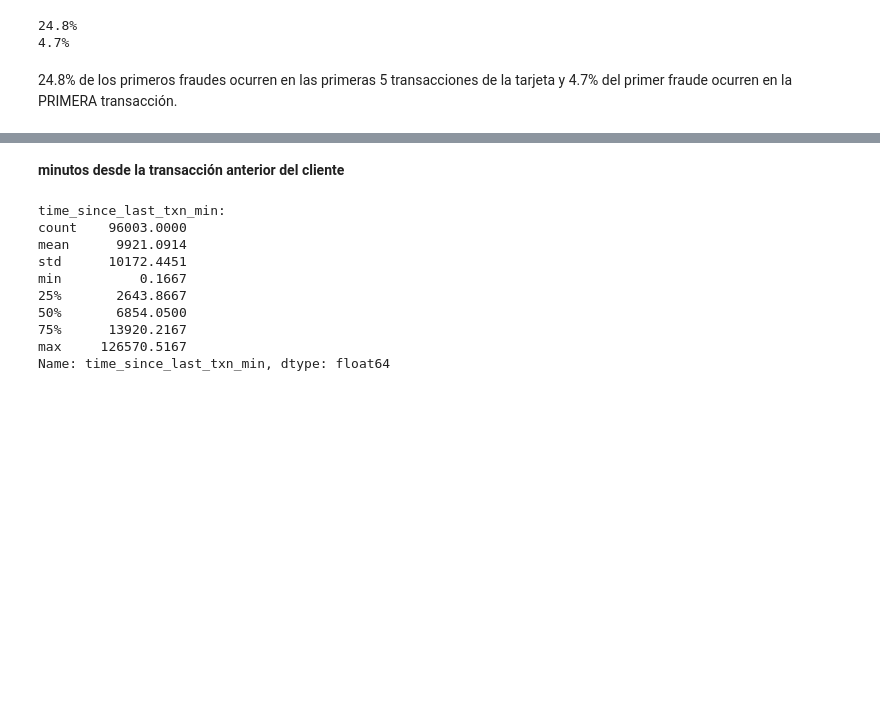
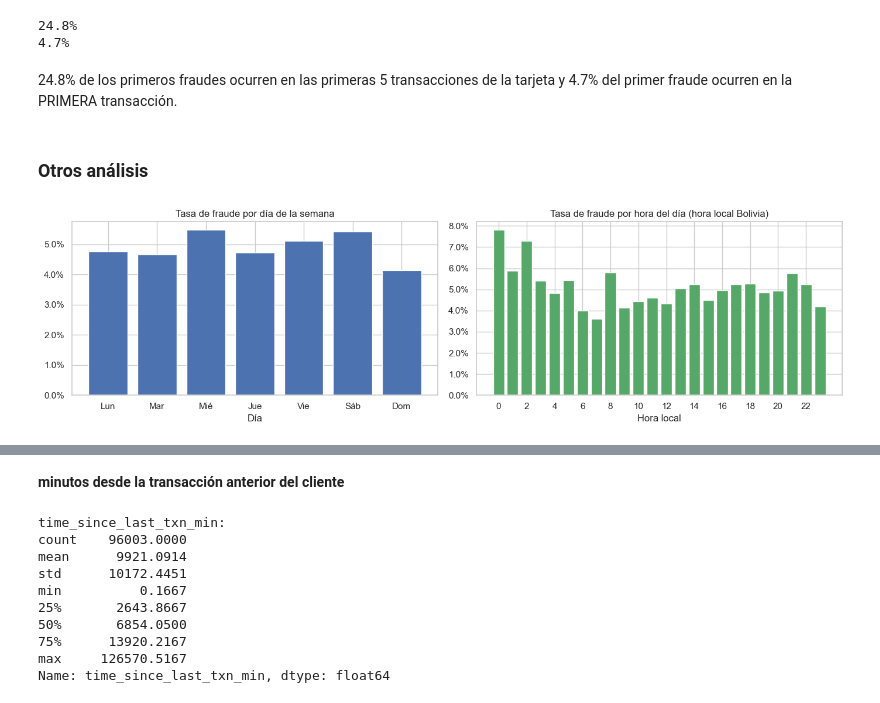
Before and after one commit to eunicean/PlusTI-Project, a Jupyter notebook: eda_bo_vip.ipynb, the cells around one changed output, grey strips where cells are left out. Drawn from its saved outputs; the diff is of its cells as text; code cells hidden in the pictures; blank space fills up the shorter version.

```diff
--- a/eda_bo_vip.ipynb
+++ b/eda_bo_vip.ipynb
@@ -160,3 +167,32 @@ print(f'{pct_first:.1%}')
 4.7%
 # %% [markdown]
 24.8% de los primeros fraudes ocurren en las primeras 5 transacciones de la tarjeta y 4.7% del primer fraude ocurren en la PRIMERA transacción.
+# %% [markdown]
+### Otros análisis
+# %%
+# Tasa de fraude por día de la semana y por hora del día
+DAY_ORDER = ['Mon', 'Tue', 'Wed', 'Thu', 'Fri', 'Sat', 'Sun']
+DAY_ES    = ['Lun', 'Mar', 'Mié', 'Jue', 'Vie', 'Sáb', 'Dom']
+
+fraud_day  = df.groupby('day_of_week')['is_fraud'].mean().reindex(DAY_ORDER)
+fraud_hour = df.groupby('hour_local')['is_fraud'].mean()
+
+fig, axes = plt.subplots(1, 2, figsize=(14, 4))
+
+axes[0].bar(range(len(DAY_ORDER)), fraud_day.values, color='#4c72b0')
+axes[0].set_xticks(range(len(DAY_ORDER)))
+axes[0].set_xticklabels(DAY_ES)
+axes[0].yaxis.set_major_formatter(mticker.PercentFormatter(1.0))
+axes[0].set_title('Tasa de fraude por día de la semana')
+axes[0].set_xlabel('Día')
+
+axes[1].bar(fraud_hour.index, fraud_hour.values, color='#55a868')
+axes[1].yaxis.set_major_formatter(mticker.PercentFormatter(1.0))
+axes[1].set_title('Tasa de fraude por hora del día (hora local Bolivia)')
+axes[1].set_xlabel('Hora local')
+axes[1].set_xticks(range(0, 24, 2))
+
+plt.tight_layout()
+plt.show()
+# %% [output]
+[figure, added]
```
Also changed, not shown: parts of 6 cells of this notebook.
